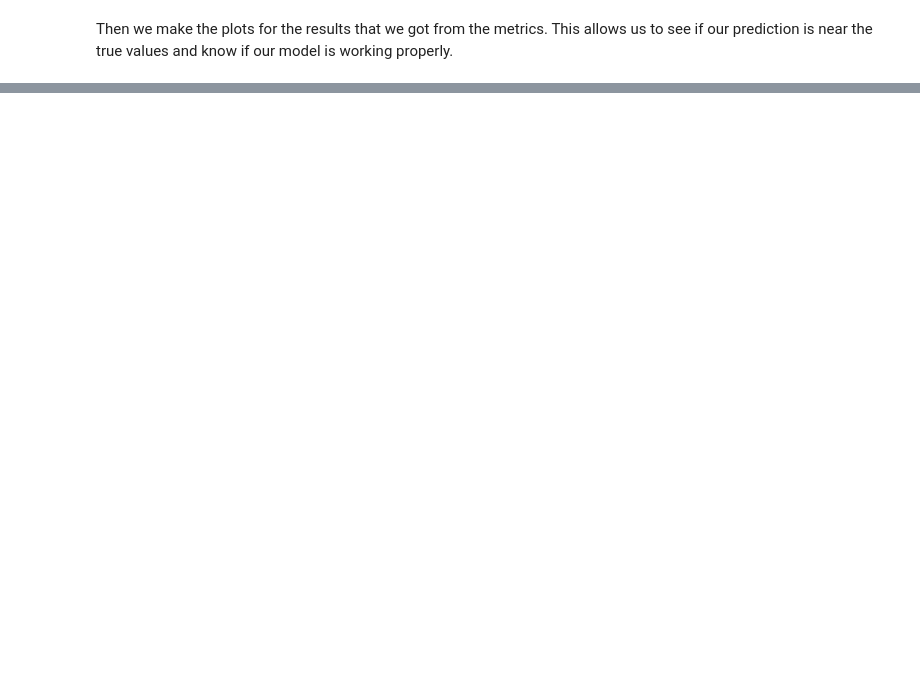
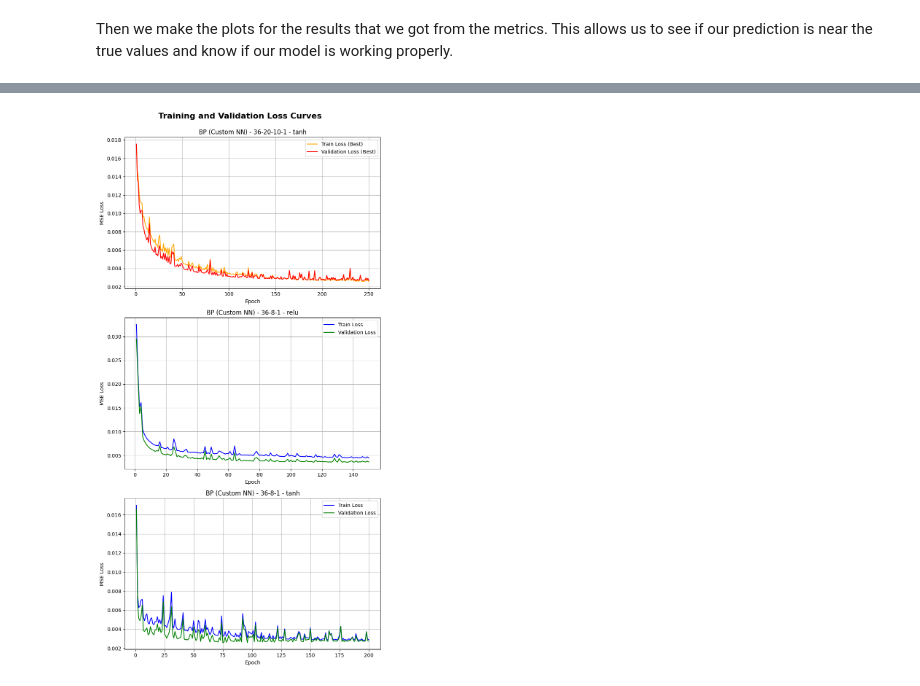
Before and after one commit to valeriapgil/HousePrices, a Jupyter notebook: Part3PracNec.ipynb, the cells around one changed output, grey strips where cells are left out. Cells and saved outputs as stored; diff of their text form; code cells hidden in the pictures; blank space fills up the shorter version.

```diff
--- a/Part3PracNec.ipynb
+++ b/Part3PracNec.ipynb
@@ -335,0 +375,33 @@ loss_curve(bp_f['Train Losses'], bp_f['Test Losses'], 'BP-F (Library NN)')
+# %%
+# Plot the training and validation curves for three different set of hyperparameters (indicating the best one of all of them)
+other_runs = [res for res in custom_results if not np.array_equal(res['Pred Test'], best_metrics_bp['Pred Test'])]
+runs_to_plot = [best_metrics_bp] + other_runs[:2]
+
+plt.figure(figsize=(8, 5 * len(runs_to_plot)))
+
+for idx, run in enumerate(runs_to_plot):
+    train_losses = run['Train Losses']
+    val_losses = run['Test Losses']
+    epochs = range(1, len(train_losses) + 1)
+
+    # Highlight the best run
+    is_best = run is best_metrics_bp
+    color_train = 'orange' if is_best else 'blue'
+    color_val = 'red' if is_best else 'green'
+    label_train = 'Train Loss (Best)' if is_best else 'Train Loss'
+    label_val = 'Validation Loss (Best)' if is_best else 'Validation Loss'
+
+    plt.subplot(len(runs_to_plot), 1, idx + 1)
+    plt.plot(epochs, train_losses, label=label_train, color=color_train)
+    plt.plot(epochs, val_losses, label=label_val, color=color_val)
+    plt.xlabel('Epoch')
+    plt.ylabel('MSE Loss')
+    plt.title(f"{run['Model']} - {format_layers(run.get('Layers'))} - {run['Activation']}")
+    plt.legend()
+    plt.grid(True)
+
+plt.tight_layout()
+plt.suptitle("Training and Validation Loss Curves", fontsize=16, fontweight='bold', y=1.02)
+plt.show()
+# %% [output]
+[figure, added]
```
Also changed, not shown: parts of 4 cells of this notebook.
